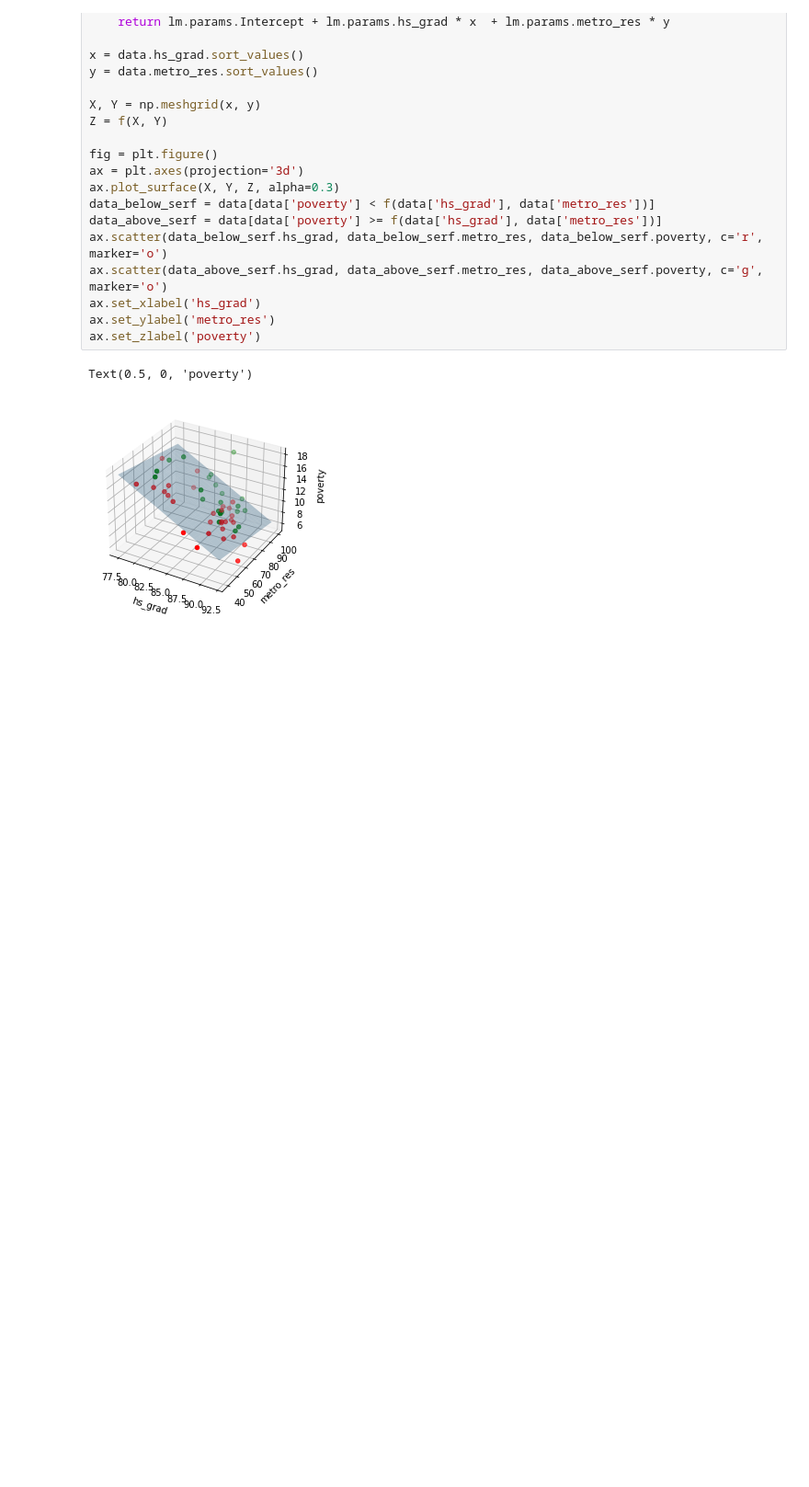
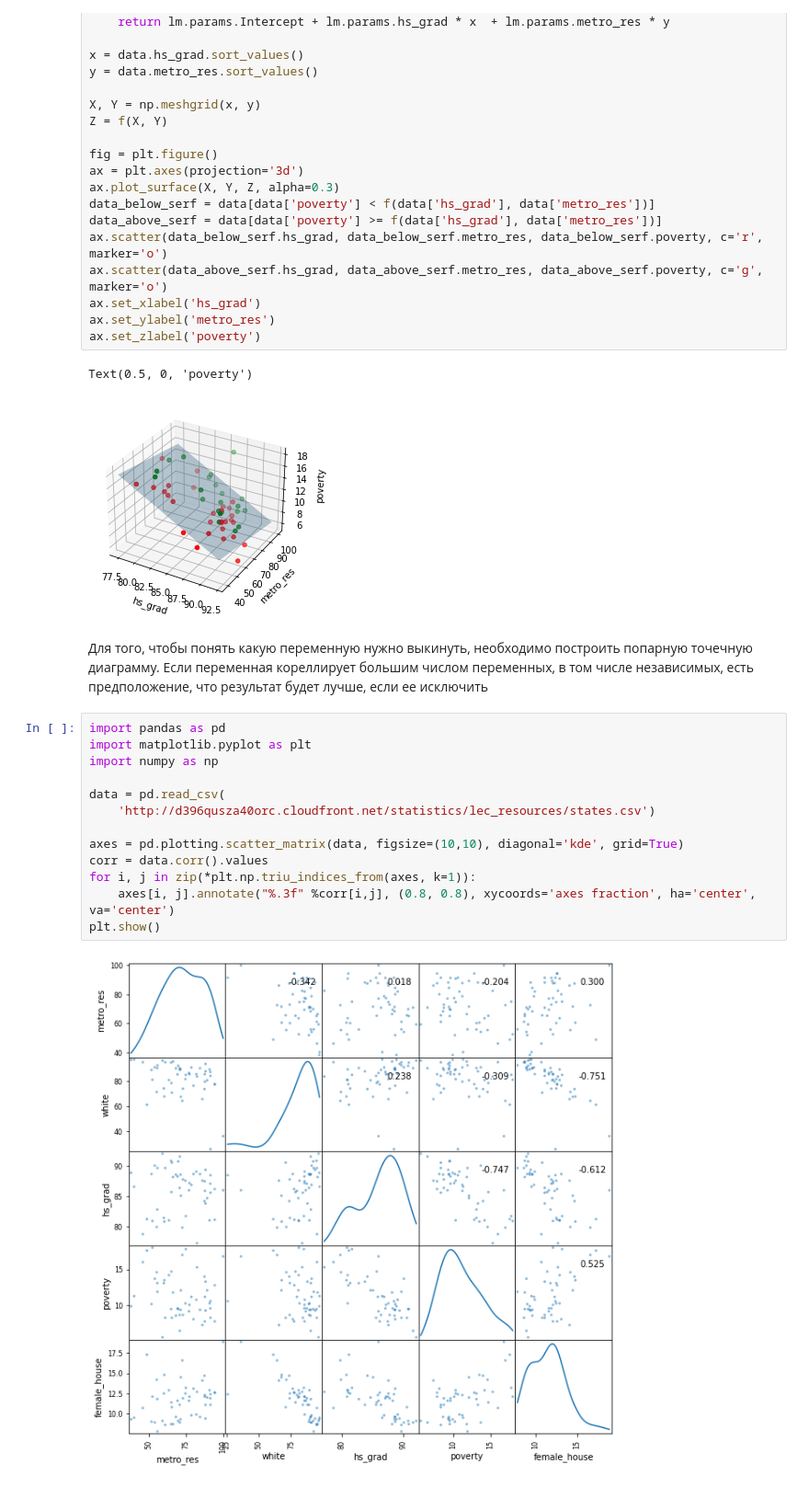
Before and after one commit to artemsaw/statistics_basic, a Jupyter notebook: multy_regression.ipynb, the cells around one changed output. Shown: that part at 92% size. Drawn from its saved outputs; the diff is of its cells as text; blank space fills up the shorter version.

```diff
--- a/multy_regression.ipynb
+++ b/multy_regression.ipynb
@@ -83,3 +83,20 @@ ax.set_zlabel('poverty')
 # %% [output]
 Text(0.5, 0, 'poverty')
 [figure]
+# %% [markdown]
+Для того, чтобы понять какую переменную нужно выкинуть, необходимо построить попарную точечную диаграмму. Если переменная кореллирует  большим числом переменных, в том числе независимых, есть предположение, что результат будет лучше, если ее исключить
+# %%
+import pandas as pd
+import matplotlib.pyplot as plt
+import numpy as np
+
+data = pd.read_csv(
+    'http://d396qusza40orc.cloudfront.net/statistics/lec_resources/states.csv')
+
+axes = pd.plotting.scatter_matrix(data, figsize=(10,10), diagonal='kde', grid=True)
+corr = data.corr().values
+for i, j in zip(*plt.np.triu_indices_from(axes, k=1)):
+    axes[i, j].annotate("%.3f" %corr[i,j], (0.8, 0.8), xycoords='axes fraction', ha='center', va='center')
+plt.show()
+# %% [output]
+[figure, added]
```
Also changed, not shown: parts of 1 cell of this notebook, 2 other files.
